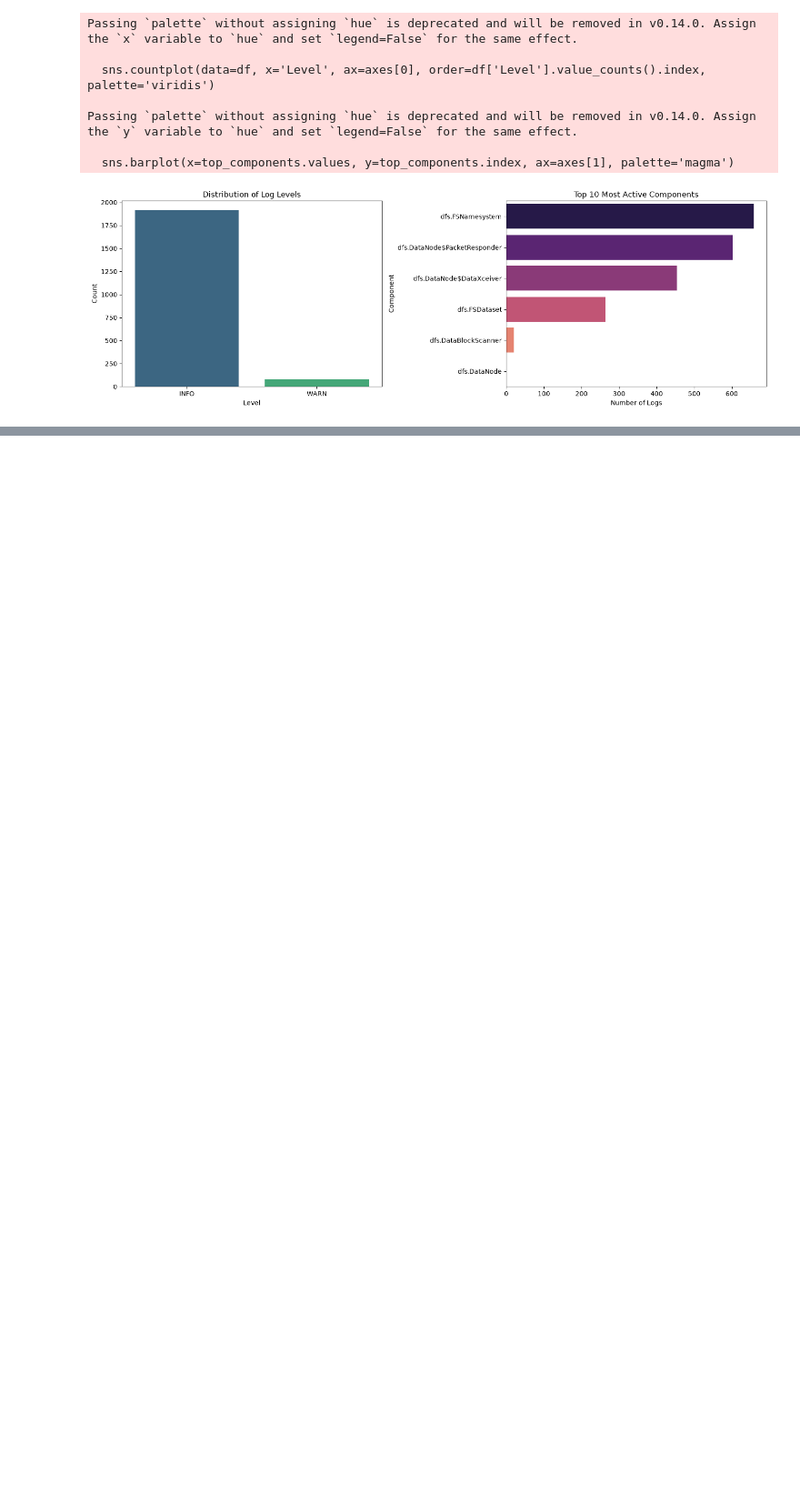
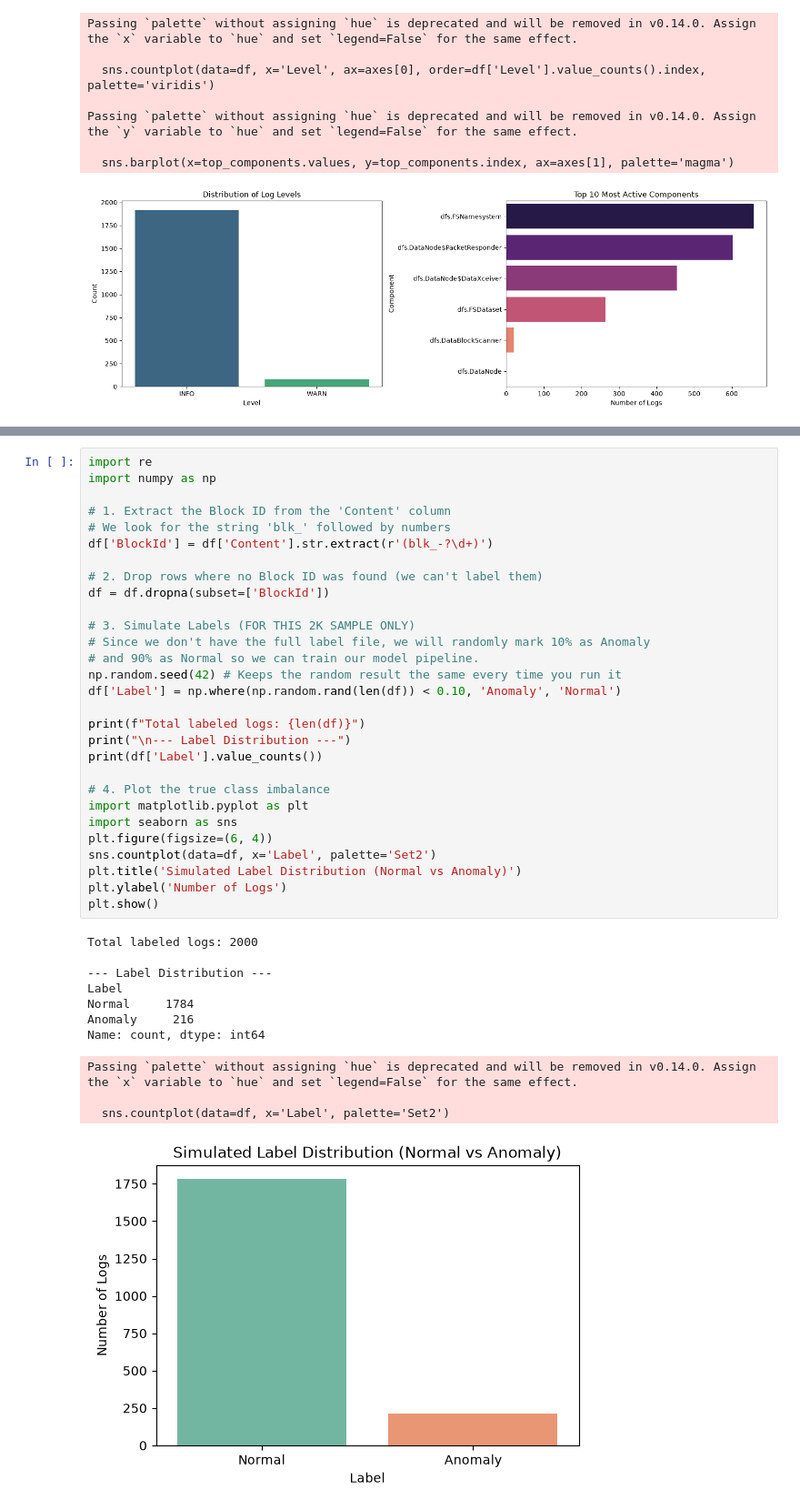
Before and after one commit to eebbaasolomon3-max/insa-log-triage-capstone, a Jupyter notebook: notebooks/01_eda.ipynb, the cells around one changed output, grey strips where cells are left out. Shown at 91% size. Drawn from its saved outputs; the diff is of its cells as text; blank space fills up the shorter version.

Commit message:
feat: data prep pipeline and simulated labels for baseline

```diff
--- a/notebooks/01_eda.ipynb
+++ b/notebooks/01_eda.ipynb
@@ -76,0 +110,41 @@ Passing `palette` without assigning `hue` is deprecated and will be removed in v
+# %%
+import re
+import numpy as np
+
+# 1. Extract the Block ID from the 'Content' column
+# We look for the string 'blk_' followed by numbers
+df['BlockId'] = df['Content'].str.extract(r'(blk_-?\d+)')
+
+# 2. Drop rows where no Block ID was found (we can't label them)
+df = df.dropna(subset=['BlockId'])
+
+# 3. Simulate Labels (FOR THIS 2K SAMPLE ONLY)
+# Since we don't have the full label file, we will randomly mark 10% as Anomaly
+# and 90% as Normal so we can train our model pipeline.
+np.random.seed(42) # Keeps the random result the same every time you run it
+df['Label'] = np.where(np.random.rand(len(df)) < 0.10, 'Anomaly', 'Normal')
+
+print(f"Total labeled logs: {len(df)}")
+print("\n--- Label Distribution ---")
+print(df['Label'].value_counts())
+
+# 4. Plot the true class imbalance
+import matplotlib.pyplot as plt
+import seaborn as sns
+plt.figure(figsize=(6, 4))
+sns.countplot(data=df, x='Label', palette='Set2')
+plt.title('Simulated Label Distribution (Normal vs Anomaly)')
+plt.ylabel('Number of Logs')
+plt.show()
+# %% [output]
+Total labeled logs: 2000
+
+--- Label Distribution ---
+Label
+Normal     1784
+Anomaly     216
+Name: count, dtype: int64
+Passing `palette` without assigning `hue` is deprecated and will be removed in v0.14.0. Assign the `x` variable to `hue` and set `legend=False` for the same effect.
+
+  sns.countplot(data=df, x='Label', palette='Set2')
+[figure, added]
```
Also changed, not shown: parts of 3 cells of this notebook.
